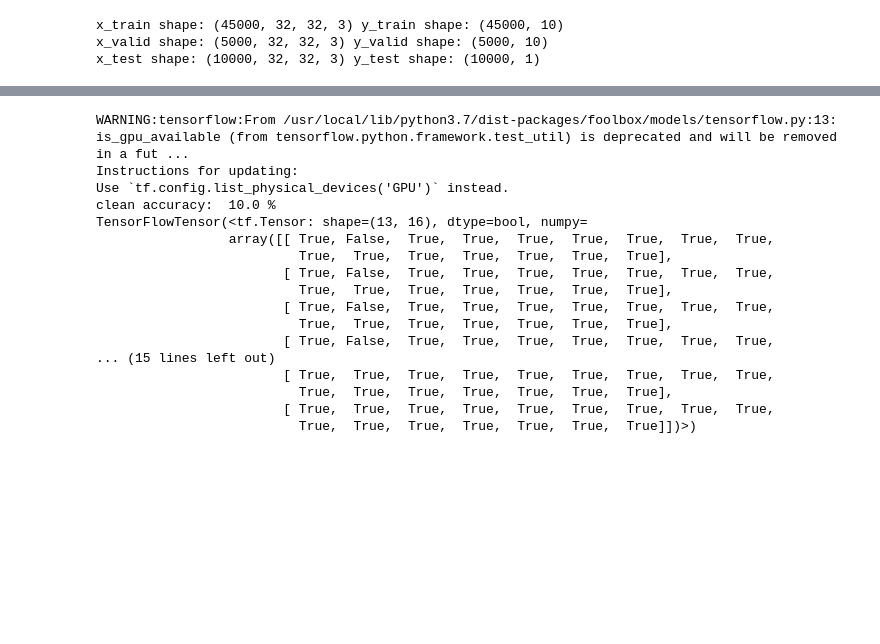
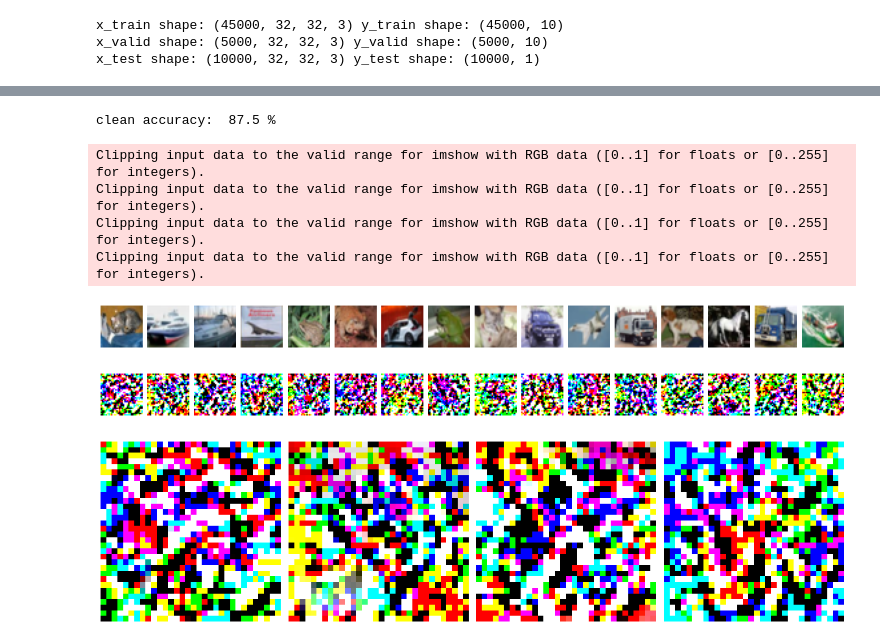
Before and after one commit to bartlomiejsiusta/mgu, a Jupyter notebook: MGU.ipynb, the cells around one changed output, grey strips where cells are left out. Cells and saved outputs as stored; diff of their text form; code cells hidden in the pictures; blank space fills up the shorter version.

Commit message:
display images

```diff
--- a/MGU.ipynb
+++ b/MGU.ipynb
@@ -84,52 +97,48 @@ attack_fgsm = foolbox.attacks.FGSM()
 epsilons = [
         0.0,
         0.0002,
         0.0005,
         0.0008,
         0.001,
         0.0015,
         0.002,
         0.003,
         0.01,
         0.1,
         0.3,
         0.5,
         1.0,
 ]
 
 images, labels = ep.astensors(*foolbox.samples(foolbox_model, dataset="cifar10", batchsize=16)) # przyklad z githuba
 
-x_test = tf.convert_to_tensor(x_test, dtype=np.float32)
-y_test = tf.convert_to_tensor(y_test, dtype=np.int64)
-new_x_test, new_y_test = ep.astensors(x_test, y_test)
+# x_test = tf.convert_to_tensor(x_test, dtype=np.float32)
+# y_test = tf.convert_to_tensor(y_test, dtype=np.int64)
+# new_x_test, new_y_test = ep.astensors(x_test, y_test)
 
-clean_acc = foolbox.accuracy(foolbox_model, new_x_test, new_y_test)
+clean_acc = foolbox.accuracy(foolbox_model, images, labels)
 print(f"clean accuracy:  {clean_acc * 100:.1f} %")
 
+# atak jest wykonywany dla kazdego epsilona - wyjscie 13 roznych serii perturbacji kazda po 16 obrazkow
 raw_advs, clipped_advs, success = attack_fgsm(foolbox_model, images, labels, epsilons=epsilons)
 
-print(success)
+# print(raw_advs)
+foolbox.plot.images(images)
+foolbox.plot.images(raw_advs[12])
+foolbox.plot.images(raw_advs[12] - images, n=4, bounds=(-0.1, 0.1), scale=4.)
+
 # for i in range(1,3):
 #     image = new_x_test[i]
 #     _, advs, success = attack_fgsm(foolbox_model, image, new_y_test[i], epsilons=epsilons)
 #     plt.imshow(np.squeeze(x_test[i]))
 #     plt.show()
 #     plt.imshow(np.squeeze(adversarial))
 # %% [output]
-WARNING:tensorflow:From /usr/local/lib/python3.7/dist-packages/foolbox/models/tensorflow.py:13: is_gpu_available (from tensorflow.python.framework.test_util) is deprecated and will be removed in a fut ...
-Instructions for updating:
-Use `tf.config.list_physical_devices('GPU')` instead.
-clean accuracy:  10.0 %
-TensorFlowTensor(<tf.Tensor: shape=(13, 16), dtype=bool, numpy=
-                 array([[ True, False,  True,  True,  True,  True,  True,  True,  True,
-                          True,  True,  True,  True,  True,  True,  True],
-                        [ True, False,  True,  True,  True,  True,  True,  True,  True,
-                          True,  True,  True,  True,  True,  True,  True],
-                        [ True, False,  True,  True,  True,  True,  True,  True,  True,
-                          True,  True,  True,  True,  True,  True,  True],
-                        [ True, False,  True,  True,  True,  True,  True,  True,  True,
-... (15 lines left out)
-                        [ True,  True,  True,  True,  True,  True,  True,  True,  True,
-                          True,  True,  True,  True,  True,  True,  True],
-                        [ True,  True,  True,  True,  True,  True,  True,  True,  True,
-                          True,  True,  True,  True,  True,  True,  True]])>)
+clean accuracy:  87.5 %
+Clipping input data to the valid range for imshow with RGB data ([0..1] for floats or [0..255] for integers).
+Clipping input data to the valid range for imshow with RGB data ([0..1] for floats or [0..255] for integers).
+Clipping input data to the valid range for imshow with RGB data ([0..1] for floats or [0..255] for integers).
+Clipping input data to the valid range for imshow with RGB data ([0..1] for floats or [0..255] for integers).
+[figure, added]
+[figure, added]
+[figure, added]
```
Also changed, not shown: parts of 3 cells of this notebook.
